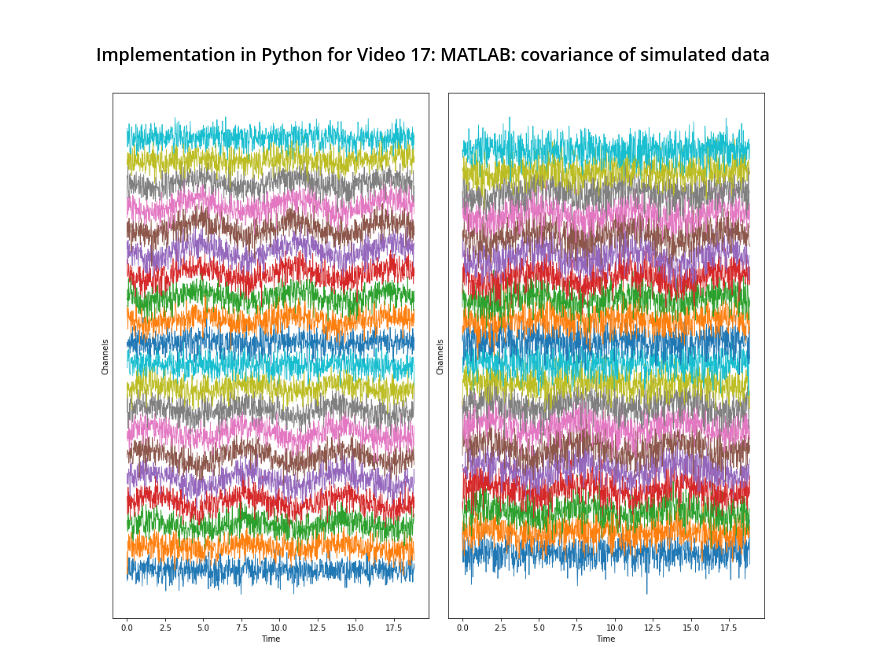
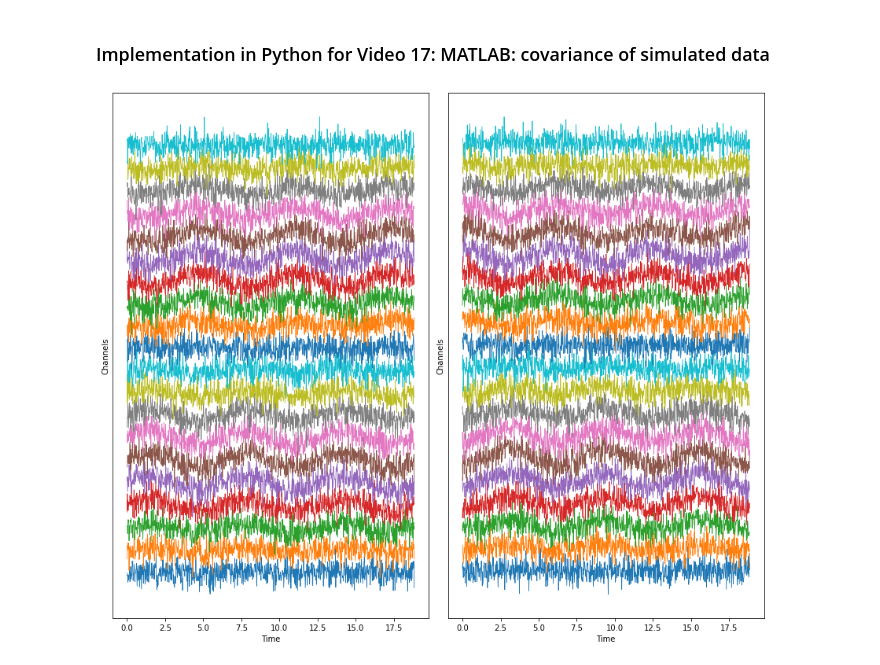
Before and after one commit to chyumin/learning, a Jupyter notebook: pca_neural_data/Section3/17. Covariance of simulated data.ipynb, the cells around one changed output. Cells and saved outputs as stored; diff of their text form; code cells hidden in the pictures.

```diff
--- a/pca_neural_data/Section3/17. Covariance of simulated data.ipynb
+++ b/pca_neural_data/Section3/17. Covariance of simulated data.ipynb
@@ -22,40 +22,40 @@ for n in range(n_trials):
     data1[:, :] = np.sin(t)
     data1 = (data1.T * chan_rel).T
     data1 = data1 + np.random.randn(M, N)
-    data[0][n] = data1
+    data[0, n] = data1
 
     data2 = np.zeros((M, N))
     data2[:, :] = np.sin(t+np.random.rand()*2*np.pi)
     data2 = (data2.T * chan_rel).T
-    data2 = data1 + np.random.randn(M, N)
-    data[1][n] = data2
+    data2 = data2 + np.random.randn(M, N)
+    data[1, n] = data2
 
 del data1
 del data2
 # %%
 # Visual inspection of the time series data
 sum_list = np.array(range(M))*3
 
 # Set figure size
 plt.figure(figsize=(12, 10))
 
 # Simulation 1
 plt.subplot(1, 2, 1)
 random_trial = np.random.randint(0, 50)
-plt.plot(t, (data[0][random_trial].T + sum_list), linewidth=0.8)
+plt.plot(t, (data[0, random_trial].T + sum_list), linewidth=0.8)
 plt.yticks([])
 plt.ylabel('Channels')
 plt.xlabel('Time')
 
 # Simulation 2
 plt.subplot(1, 2, 2)
 random_trial = np.random.randint(0, 50)
-plt.plot(t, (data[1][random_trial].T + sum_list), linewidth=0.8)
+plt.plot(t, (data[1, random_trial].T + sum_list), linewidth=0.8)
 plt.yticks([])
 plt.ylabel('Channels')
 plt.xlabel('Time')
 
 plt.tight_layout()
 plt.show()
 # %% [output]
-[figure, old version]
+[figure, new version]
```
Also changed, not shown: parts of 11 cells of this notebook.
